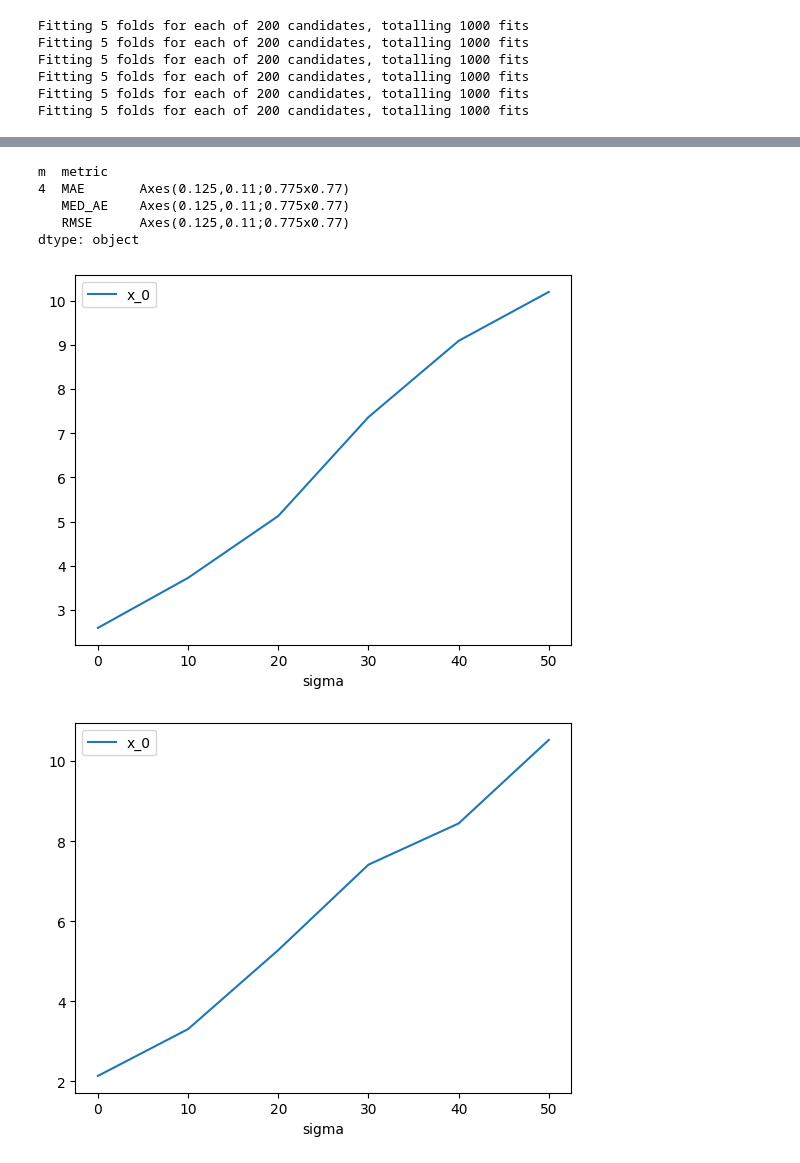
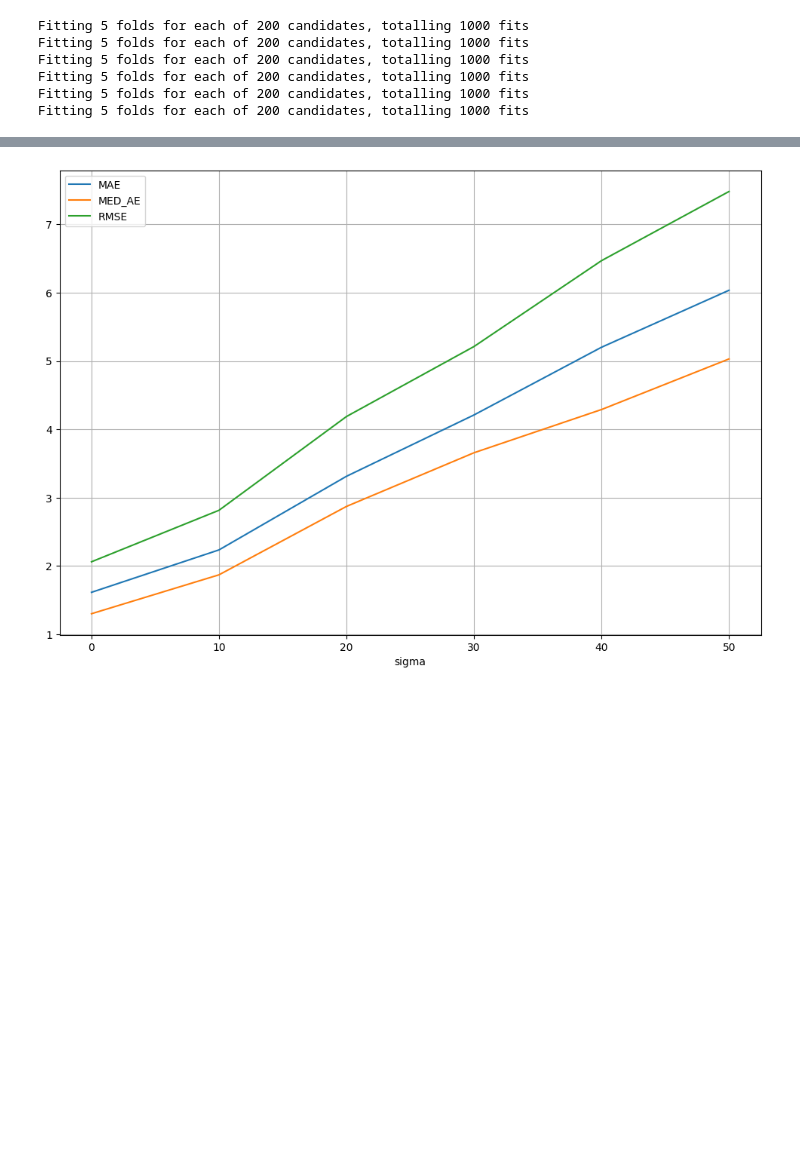
Before and after one commit to vengroff/impactstudy, a Jupyter notebook: Experiment Type 1.ipynb, the cells around one changed output, grey strips where cells are left out. Cells and saved outputs as stored; diff of their text form; code cells hidden in the pictures; blank space fills up the shorter version.

```diff
--- a/Experiment Type 1.ipynb
+++ b/Experiment Type 1.ipynb
@@ -23,7 +23,9 @@ import pandas as pd
 # %% [markdown]
 ## Configuration
 # %%
-N = 100
+N = 250
+# %%
+M = 4
 # %% [markdown]
 ## A Single Scenario For Manual Verification.
 
@@ -54,9 +56,7 @@ scenario.model_errors(N)
 # %% [markdown]
 ## A Multi-Scenario Experiment
 # %%
-experiment = ise.LinearWithNoiseExperiment(
-    m=range(4, 5), s=0, sigma=np.arange(0.0, 51.0, 10.0)
-)
+experiment = ise.LinearWithNoiseExperiment(m=M, s=0, sigma=np.arange(0.0, 51.0, 10.0))
 # %%
 df_model_errors = experiment.model_errors(N)
 # %% [output]
@@ -89,10 +89,9 @@ df_model_errors
 # %%
-df_model_errors.groupby(["m", "metric"]).plot("sigma", "x_0")
+ax = None
+
+for name, df_group in df_model_errors.groupby("metric"):
+    ax = df_group.plot("sigma", "mu_x_i", ax=ax, label=name, figsize=(12, 8))
+
+ax.grid()
 # %% [output]
-m  metric
-4  MAE       Axes(0.125,0.11;0.775x0.77)
-   MED_AE    Axes(0.125,0.11;0.775x0.77)
-   RMSE      Axes(0.125,0.11;0.775x0.77)
-dtype: object
-[figure, old version]
+[figure, new version]
-[figure, removed]
```
Also changed, not shown: parts of 5 cells of this notebook, 1 other file.
